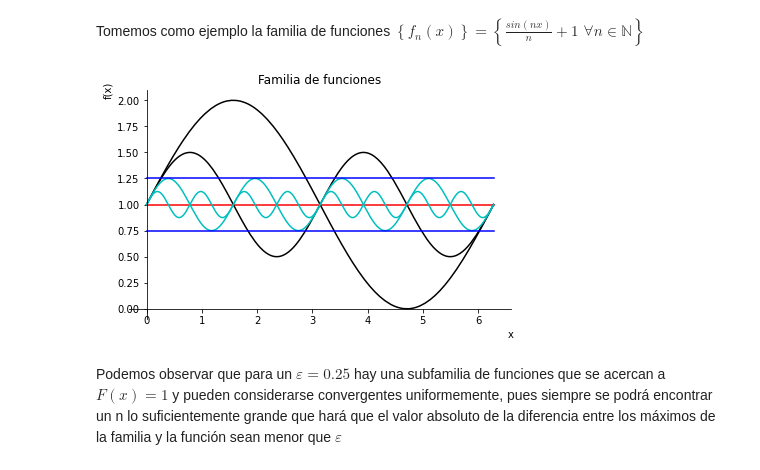
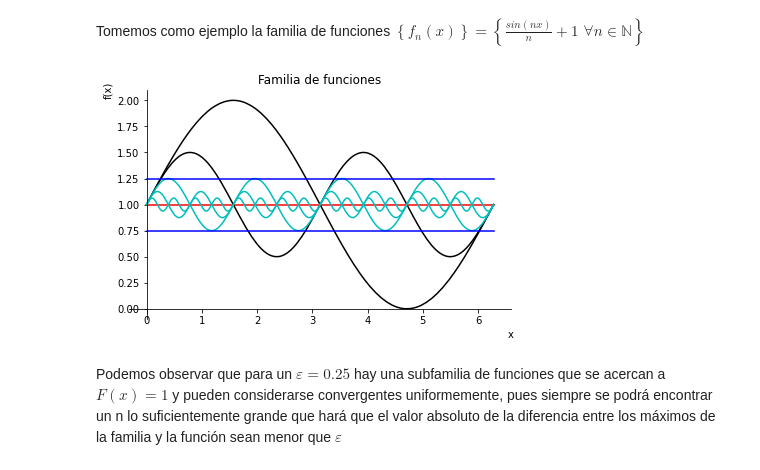
Before and after one commit to FernandoBriceno/infiniteSeries, a Jupyter notebook: Series_of_Functions.ipynb, the cells around one changed output. Cells and saved outputs as stored; diff of their text form; code cells hidden in the pictures.

```diff
--- a/Series_of_Functions.ipynb
+++ b/Series_of_Functions.ipynb
@@ -40,29 +40,32 @@ Tomemos como ejemplo la familia de funciones $\left \{ f_n(x) \right \}= \left \
 # %%
 from math import *
 import sympy as sp
 from sympy.plotting import plot
 
 x = sp.symbols('x')
 f = 1
 e_sup = f+0.25
 e_inf = f-0.25
 f1 = sp.sin(x)+1
 f2 = sp.sin(2*x)/2+1
 f4 = sp.sin(4*x)/4+1
 f8 = sp.sin(8*x)/8+1
+f9 = sp.sin(16*x)/16+1
 
-g=plot(f,  f1,f2, f4, f8,e_sup,e_inf,(x,0,2*sp.pi), title='Familia de funciones', show=False)
+
+g=plot(f,  f1,f2, f4, f8,f9,e_sup,e_inf,(x,0,2*sp.pi), title='Familia de funciones', show=False)
 g[0].line_color ='r'
 g[1].line_color ='k'
 g[2].line_color ='k'
 g[3].line_color ='c'
 g[4].line_color ='c'
-g[5].line_color ='b'
+g[5].line_color ='c'
 g[6].line_color ='b'
+g[7].line_color ='b'
 
 
 g.show()
 # %% [output]
-[figure, old version]
+[figure, new version]
 # %% [markdown]
 Podemos observar que para un $\varepsilon=0.25$ hay una subfamilia de funciones que se acercan a $F(x)=1$ y pueden considerarse convergentes uniformemente, pues siempre se podrá encontrar un n lo suficientemente grande que hará que el valor absoluto de la diferencia entre los máximos de la familia y la función sean menor que $\varepsilon$
```
Also changed, not shown: parts of 3 cells of this notebook.
